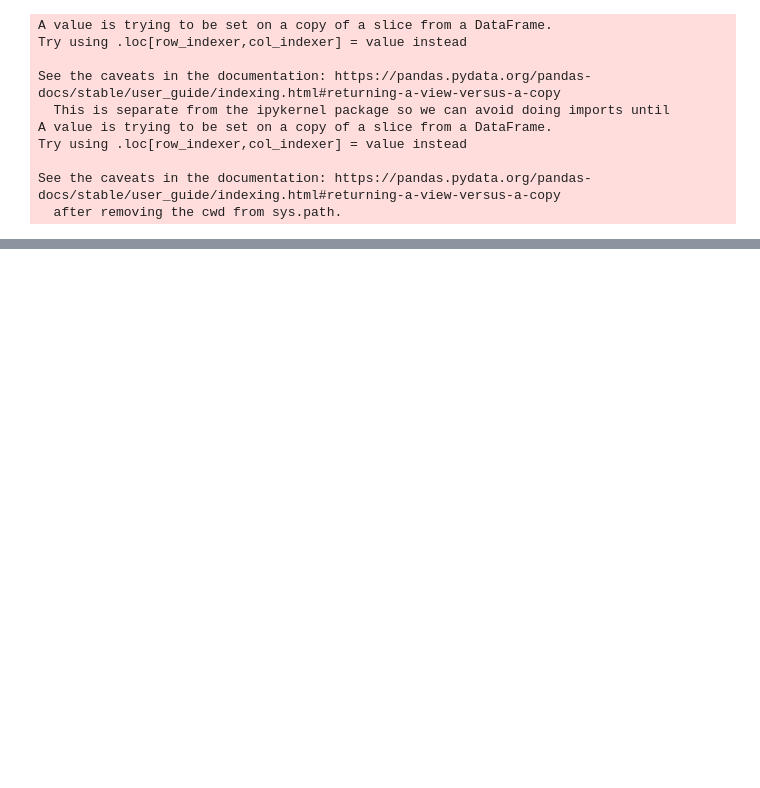
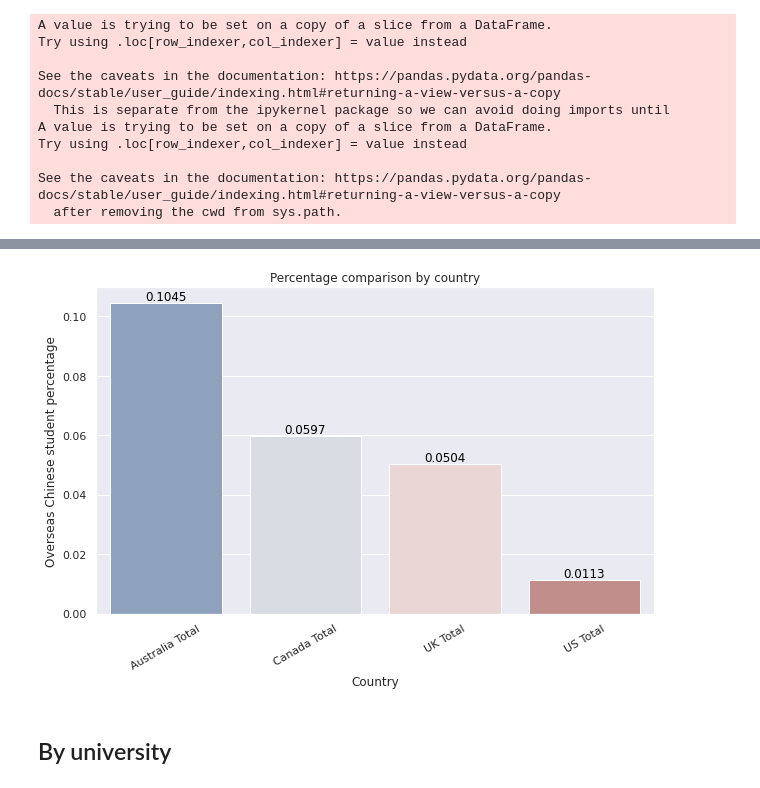
Before and after one commit to AndyYFTao/EA-CLTP-DataAnalysis, a Jupyter notebook: CLTP Guidance Program Data Analysis.ipynb, the cells around one changed output, grey strips where cells are left out. Saved outputs shown, nothing was run; the diff lists cells and outputs as text; code cells hidden in the pictures; blank space fills up the shorter version.

```diff
--- a/CLTP Guidance Program Data Analysis.ipynb
+++ b/CLTP Guidance Program Data Analysis.ipynb
@@ -102,0 +148,22 @@ Text(0, 0.5, 'Overseas Chinese student number')
+# %%
+chinese_total_pct_s = chinese_num_s.iloc[:num_of_country].sort_values(by='Percentage of All', ascending=False)
+# %%
+sns.set_style('darkgrid')
+
+plt.figure(figsize=(10,6))
+plt.title("Percentage comparison by country")
+
+x=chinese_total_pct_s.index
+y=chinese_total_pct_s['Percentage of All']
+g = sns.barplot(x=x, y=y, palette="vlag")
+
+plt.ylabel("Overseas Chinese student percentage")
+plt.xlabel("Country")
+plt.xticks(rotation=30)
+
+for i, v in enumerate(y):
+    g.text(i, v+0.001, str(round(v,4)), color='black', ha='center')
+# %% [output]
+[figure, added]
+# %% [markdown]
+## By university
```
Also changed, not shown: parts of 16 cells of this notebook.
